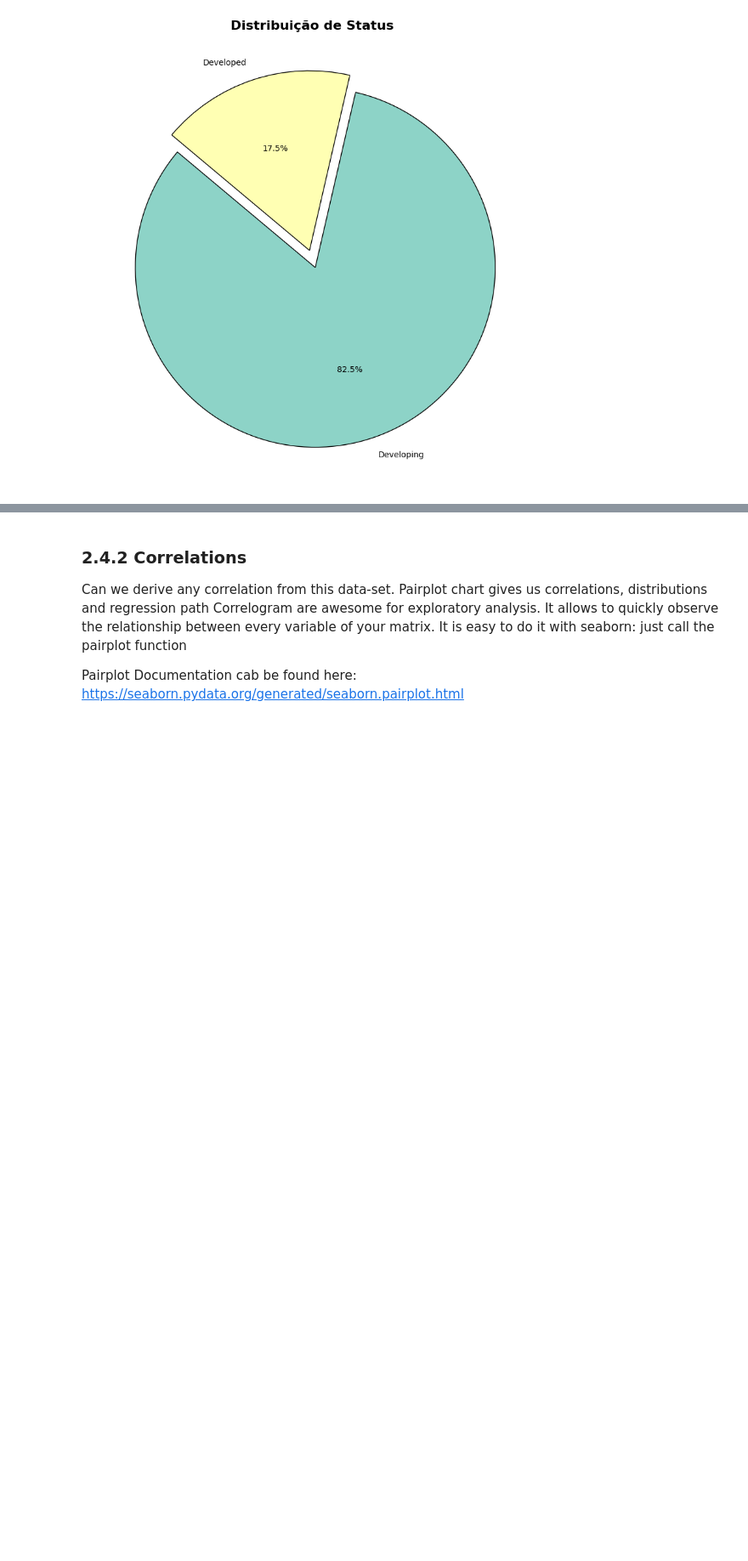
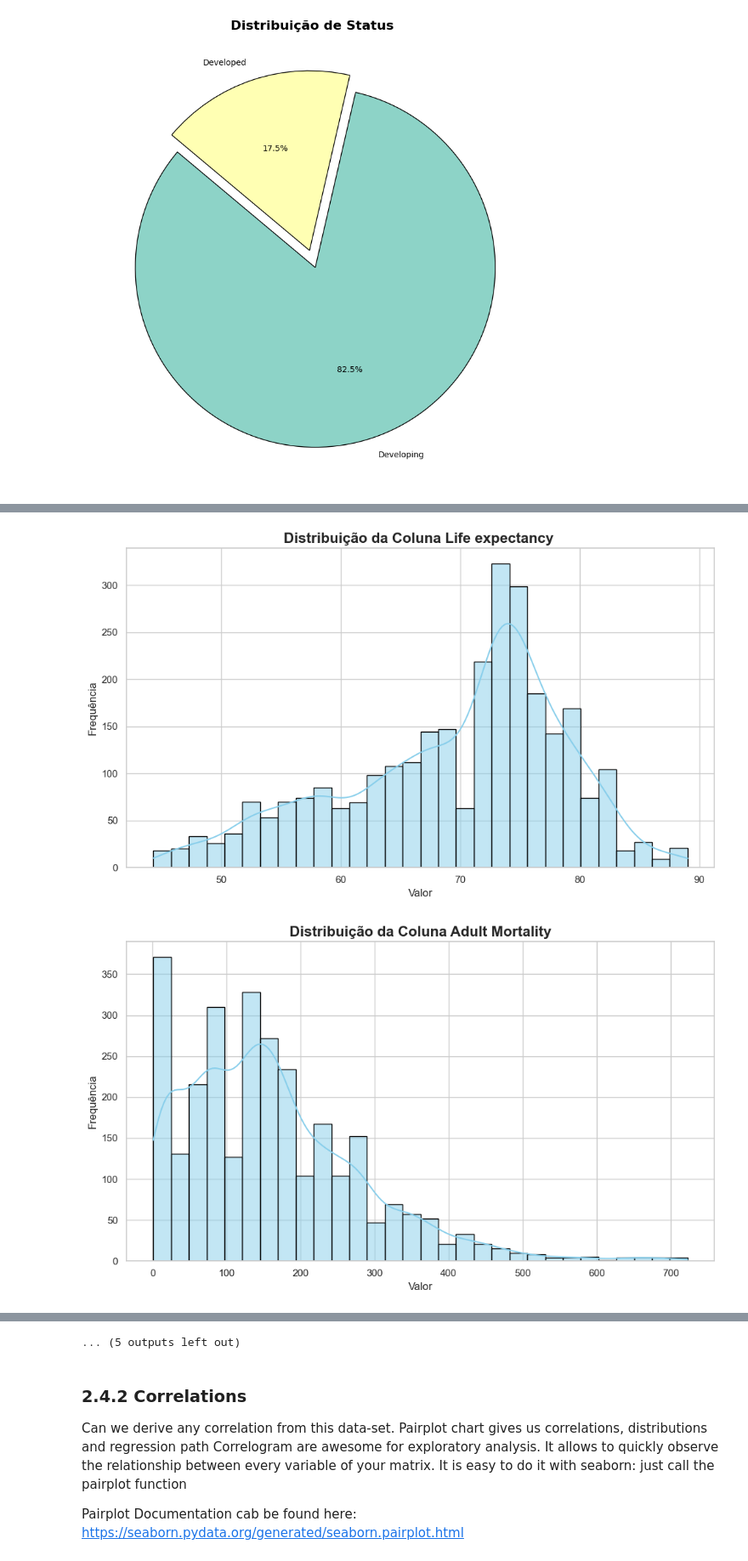
Before and after one commit to jpmrdad26/Projetos-Ciencia-de-dados, a Jupyter notebook: CRISP-DM Projeto Final.ipynb, the cells around one changed output, grey strips where cells are left out. Shown at 85% size. Cells and saved outputs as stored; diff of their text form; code cells hidden in the pictures; blank space fills up the shorter version.

```diff
--- a/CRISP-DM Projeto Final.ipynb
+++ b/CRISP-DM Projeto Final.ipynb
@@ -730,0 +704,10 @@ KeyError: 'account_risk_band'
+# %%
+#Vamos verificar as outras colunas
+# Para acessar apenas os nomes das colunas numéricas
+colunas_numericas = df_3.select_dtypes(include=['number']).columns.tolist()
+
+colunas_numericas.remove('Year')
+
+colunas_numericas.remove('Life_expectancy_outlier')
+
+colunas_numericas
@@ -730,0 +732,25 @@ KeyError: 'account_risk_band'
+# %%
+# Definir estilo do Seaborn
+sns.set(style="whitegrid")
+
+
+# Loop para gerar histogramas para cada coluna
+for coluna in colunas_numericas:
+    plt.figure(figsize=(10, 6))  # Define o tamanho da figura
+
+    # Gerar histograma com seaborn, adicionando curva de densidade (KDE) para suavizar o gráfico
+    sns.histplot(df_3[coluna], kde=True, color='skyblue', bins=30, edgecolor='black')
+
+    # Adicionar título e rótulos mais estilizados
+    plt.title(f'Distribuição da Coluna {coluna}', fontsize=16, fontweight='bold')
+    plt.xlabel('Valor', fontsize=12)
+    plt.ylabel('Frequência', fontsize=12)
+
+    # Melhorar o layout do gráfico
+    plt.tight_layout()
+
+    # Exibir o gráfico
+    plt.show()
+# %% [output]
+[figure, added]
+[figure, added]
@@ -731,3 +767,4 @@ KeyError: 'account_risk_band'
+... (5 outputs left out)
 # %% [markdown]
 ### 2.4.2 Correlations  <a class="anchor" id="Correlations"></a>
 Can we derive any correlation from this data-set. Pairplot chart gives us correlations, distributions and regression path
```
Also changed, not shown: parts of 26 cells of this notebook.
